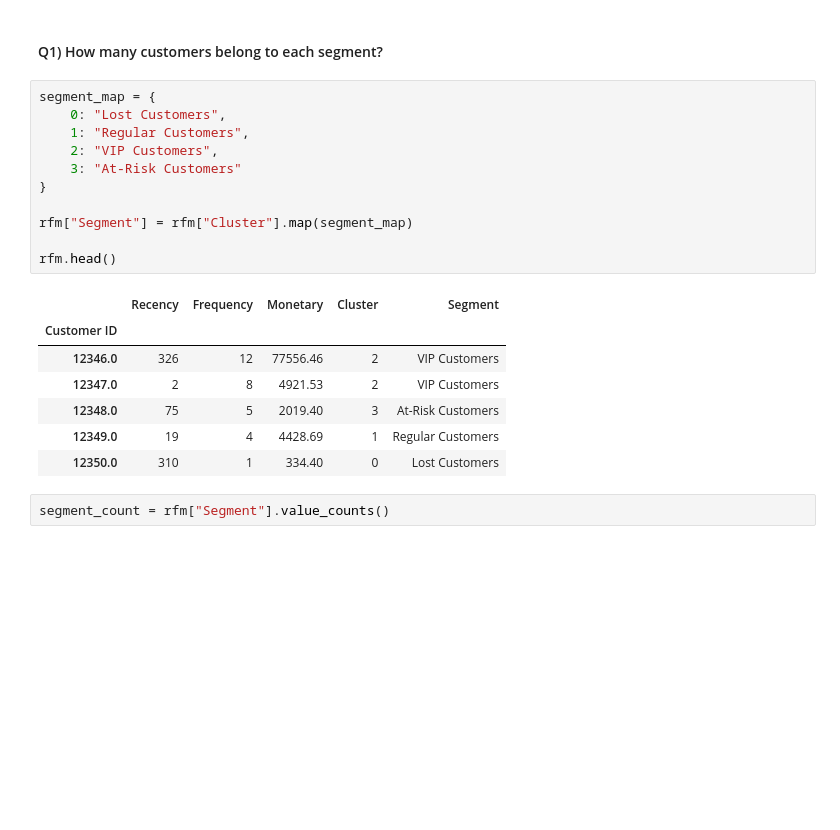
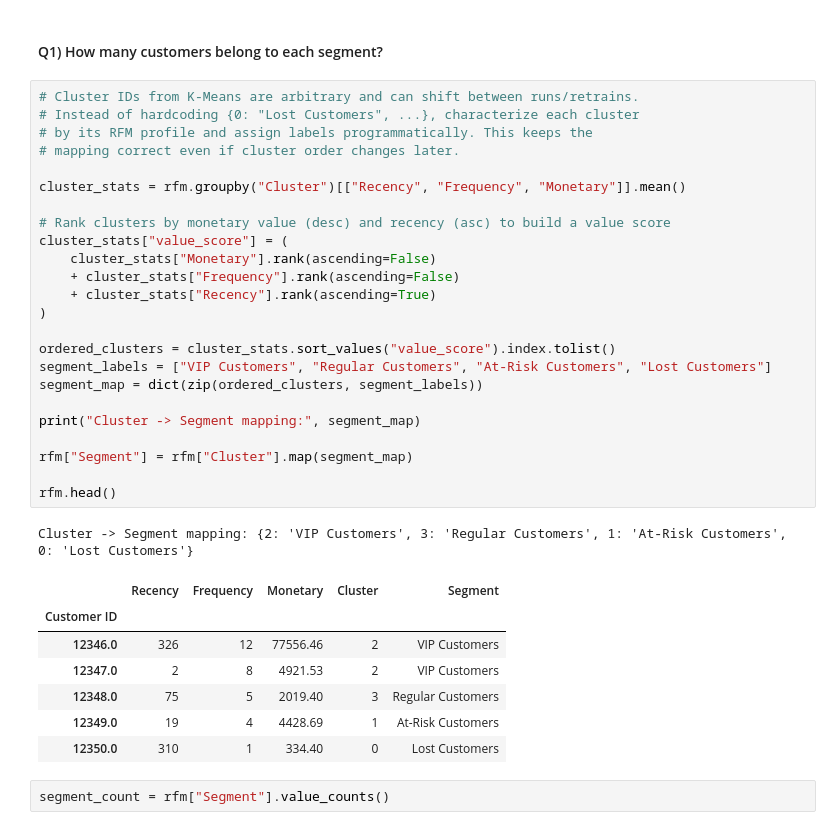
Before and after one commit to dhruvjindal007/Customer_segmentation_retention_analysis, a Jupyter notebook: notebooks/01_Data_Cleaning.ipynb, the cells around one changed output. Cells and saved outputs as stored; diff of their text form; blank space fills up the shorter version.

```diff
--- a/notebooks/01_Data_Cleaning.ipynb
+++ b/notebooks/01_Data_Cleaning.ipynb
@@ -1027,23 +1030,37 @@ These customers were previously engaged but have not purchased recently. Persona
 # %% [markdown]
 #### Q1) How many customers belong to each segment?
 # %%
-segment_map = {
-    0: "Lost Customers",
-    1: "Regular Customers",
-    2: "VIP Customers",
-    3: "At-Risk Customers"
-}
+# Cluster IDs from K-Means are arbitrary and can shift between runs/retrains.
+# Instead of hardcoding {0: "Lost Customers", ...}, characterize each cluster
+# by its RFM profile and assign labels programmatically. This keeps the
+# mapping correct even if cluster order changes later.
+
+cluster_stats = rfm.groupby("Cluster")[["Recency", "Frequency", "Monetary"]].mean()
+
+# Rank clusters by monetary value (desc) and recency (asc) to build a value score
+cluster_stats["value_score"] = (
+    cluster_stats["Monetary"].rank(ascending=False)
+    + cluster_stats["Frequency"].rank(ascending=False)
+    + cluster_stats["Recency"].rank(ascending=True)
+)
+
+ordered_clusters = cluster_stats.sort_values("value_score").index.tolist()
+segment_labels = ["VIP Customers", "Regular Customers", "At-Risk Customers", "Lost Customers"]
+segment_map = dict(zip(ordered_clusters, segment_labels))
+
+print("Cluster -> Segment mapping:", segment_map)
 
 rfm["Segment"] = rfm["Cluster"].map(segment_map)
 
 rfm.head()
 # %% [output]
+Cluster -> Segment mapping: {2: 'VIP Customers', 3: 'Regular Customers', 1: 'At-Risk Customers', 0: 'Lost Customers'}
 |  | Recency | Frequency | Monetary | Cluster | Segment |
 | Customer ID |  |  |  |  |  |
 | 12346.0 | 326 | 12 | 77556.46 | 2 | VIP Customers |
 | 12347.0 | 2 | 8 | 4921.53 | 2 | VIP Customers |
-| 12348.0 | 75 | 5 | 2019.40 | 3 | At-Risk Customers |
-| 12349.0 | 19 | 4 | 4428.69 | 1 | Regular Customers |
+| 12348.0 | 75 | 5 | 2019.40 | 3 | Regular Customers |
+| 12349.0 | 19 | 4 | 4428.69 | 1 | At-Risk Customers |
 | 12350.0 | 310 | 1 | 334.40 | 0 | Lost Customers |
 # %%
 segment_count = rfm["Segment"].value_counts()
```
Also changed, not shown: parts of 11 cells of this notebook, 4 other files.
